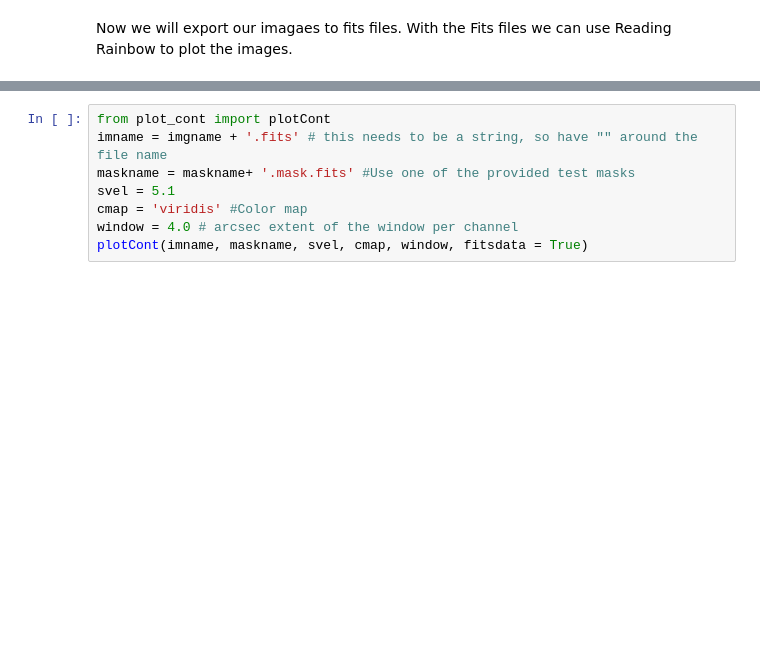
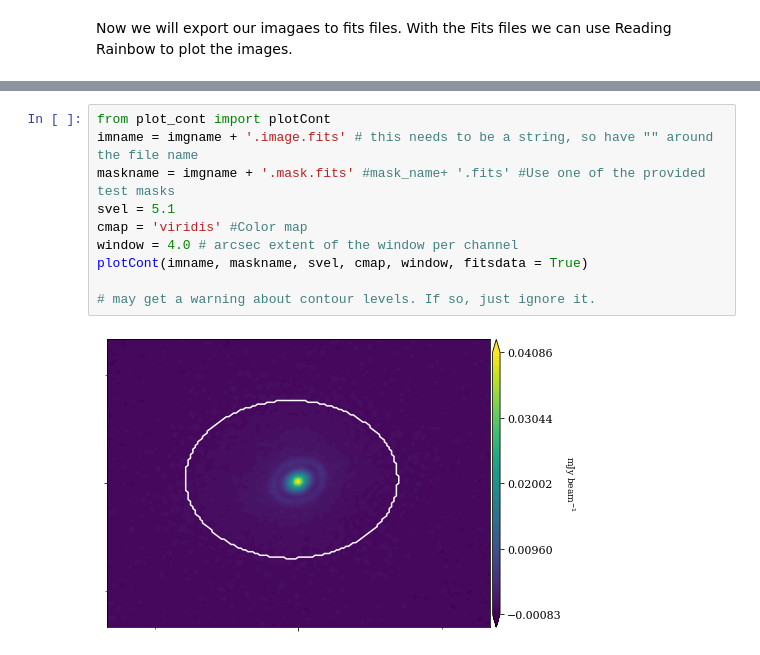
Before and after one commit to cat4rcc/CASA_Guide, a Jupyter notebook: 3_GuideCleanCont.ipynb, the cells around one changed output, grey strips where cells are left out. Drawn from its saved outputs; the diff is of its cells as text; blank space fills up the shorter version.

```diff
--- a/3_GuideCleanCont.ipynb
+++ b/3_GuideCleanCont.ipynb
@@ -208,8 +229,12 @@ MovieWriter ffmpeg unavailable; using Pillow instead.
 # %%
 from plot_cont import plotCont
-imname = imgname + '.fits' # this needs to be a string, so have "" around the file name
-maskname = maskname+ '.mask.fits' #Use one of the provided test masks
+imname = imgname + '.image.fits' # this needs to be a string, so have "" around the file name
+maskname = imgname + '.mask.fits' #mask_name+ '.fits' #Use one of the provided test masks
 svel = 5.1
 cmap = 'viridis' #Color map
 window = 4.0 # arcsec extent of the window per channel
 plotCont(imname, maskname, svel, cmap, window, fitsdata = True)
+
+# may get a warning about contour levels. If so, just ignore it.
+# %% [output]
+[figure, added]
```
Also changed, not shown: parts of 9 cells of this notebook.
